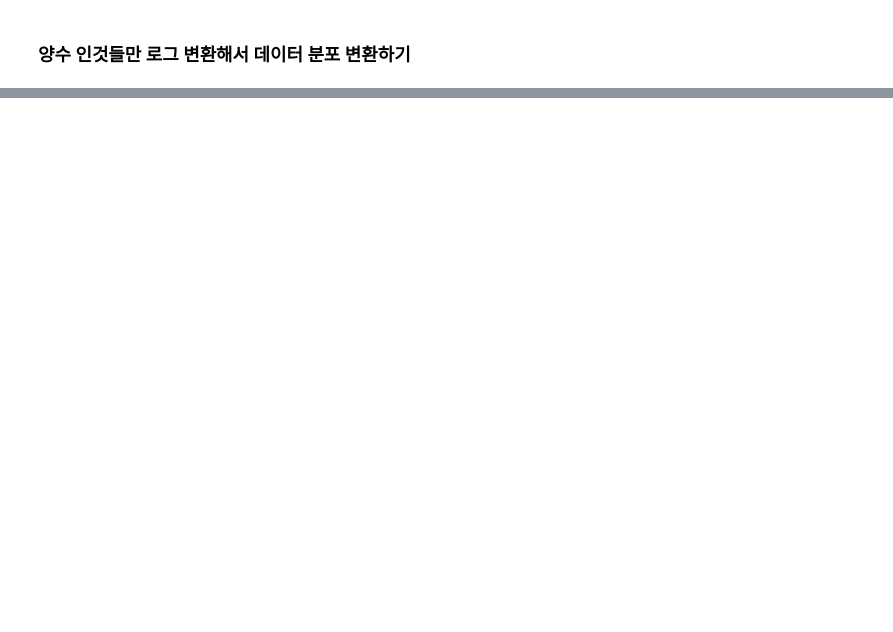
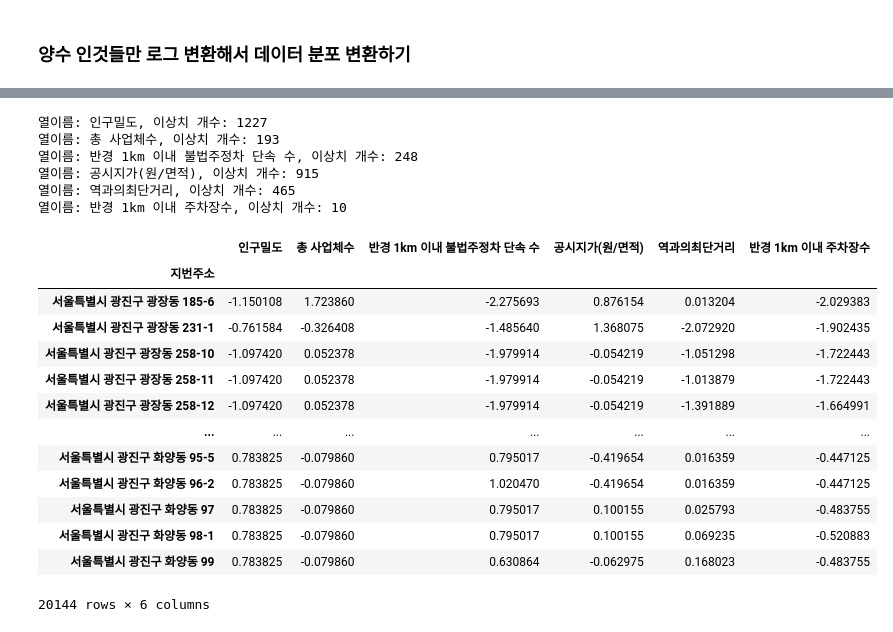
Before and after one commit to kgh1997/Project_Seoul_Gwangjin_gu, a Jupyter notebook: Preprocessing.ipynb, the cells around one changed output, grey strips where cells are left out. Drawn from its saved outputs; the diff is of its cells as text; code cells hidden in the pictures; blank space fills up the shorter version.

```diff
--- a/Preprocessing.ipynb
+++ b/Preprocessing.ipynb
@@ -256,0 +259,9 @@ See the caveats in the documentation: https://pandas.pydata.org/pandas-docs/stab
+# %%
+def get_standard_scaler(df):
+    from sklearn.preprocessing import StandardScaler
+    scaler = StandardScaler()
+    scaled_df = scaler.fit_transform(df.values)
+    scaled_df = pd.DataFrame(data=scaled_df, index=df.index, columns=df.columns)
+    return scaled_df
+# %%
+scaled_df = get_standard_scaler(log_df)
@@ -256,0 +270,18 @@ See the caveats in the documentation: https://pandas.pydata.org/pandas-docs/stab
+# %%
+def remove_outliers(df, column_name):
+    '''
+    이 함수는 이상치의 개수를 출력하면서
+    이상치를 제거한 데이터프레임을 반환하는 함수입니다.
+    '''
+    q1 = df[column_name].quantile(0.25)
+    q3 = df[column_name].quantile(0.75)
+    iqr = q3 - q1
+    lower_bound = q1 - 1.5 * iqr
+    upper_bound = q3 + 1.5 * iqr
+    removed_df = df[(df[column_name] >= lower_bound) & (df[column_name] <= upper_bound)]
+
+    # 이상치 세기
+    num_outliers = df[(df[column_name] < lower_bound) | (df[column_name] > upper_bound)].shape[0]
+    print(f"열이름: {column_name}, 이상치 개수: {num_outliers}")
+
+    return removed_df
@@ -257 +299,28 @@ See the caveats in the documentation: https://pandas.pydata.org/pandas-docs/stab
+# %%
+for i in log_df.columns:
+    scaled_df = remove_outliers(scaled_df, i)
+# %% [output]
+열이름: 인구밀도, 이상치 개수: 1227
+열이름: 총 사업체수, 이상치 개수: 193
+열이름: 반경 1km 이내 불법주정차 단속 수, 이상치 개수: 248
+열이름: 공시지가(원/면적), 이상치 개수: 915
+열이름: 역과의최단거리, 이상치 개수: 465
+열이름: 반경 1km 이내 주차장수, 이상치 개수: 10
+# %%
+scaled_df
+# %% [output]
+|  | 인구밀도 | 총 사업체수 | 반경 1km 이내 불법주정차 단속 수 | 공시지가(원/면적) | 역과의최단거리 | 반경 1km 이내 주차장수 |
+| 지번주소 |  |  |  |  |  |  |
+| 서울특별시 광진구 광장동 185-6 | -1.150108 | 1.723860 | -2.275693 | 0.876154 | 0.013204 | -2.029383 |
+| 서울특별시 광진구 광장동 231-1 | -0.761584 | -0.326408 | -1.485640 | 1.368075 | -2.072920 | -1.902435 |
+| 서울특별시 광진구 광장동 258-10 | -1.097420 | 0.052378 | -1.979914 | -0.054219 | -1.051298 | -1.722443 |
+| 서울특별시 광진구 광장동 258-11 | -1.097420 | 0.052378 | -1.979914 | -0.054219 | -1.013879 | -1.722443 |
+| 서울특별시 광진구 광장동 258-12 | -1.097420 | 0.052378 | -1.979914 | -0.054219 | -1.391889 | -1.664991 |
+| ... | ... | ... | ... | ... | ... | ... |
+| 서울특별시 광진구 화양동 95-5 | 0.783825 | -0.079860 | 0.795017 | -0.419654 | 0.016359 | -0.447125 |
+| 서울특별시 광진구 화양동 96-2 | 0.783825 | -0.079860 | 1.020470 | -0.419654 | 0.016359 | -0.447125 |
+| 서울특별시 광진구 화양동 97 | 0.783825 | -0.079860 | 0.795017 | 0.100155 | 0.025793 | -0.483755 |
+| 서울특별시 광진구 화양동 98-1 | 0.783825 | -0.079860 | 0.795017 | 0.100155 | 0.069235 | -0.520883 |
+| 서울특별시 광진구 화양동 99 | 0.783825 | -0.079860 | 0.630864 | -0.062975 | 0.168023 | -0.483755 |
+20144 rows × 6 columns
 # %%
```
Also changed, not shown: parts of 21 cells of this notebook, 3 other files.
